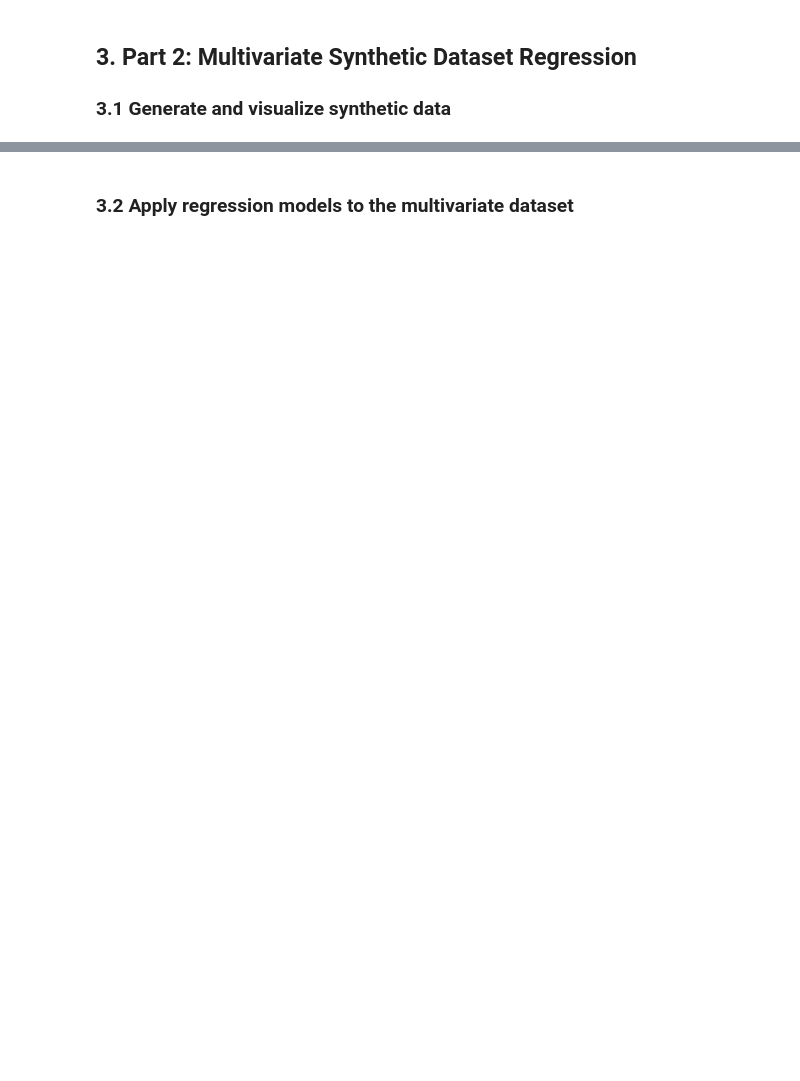
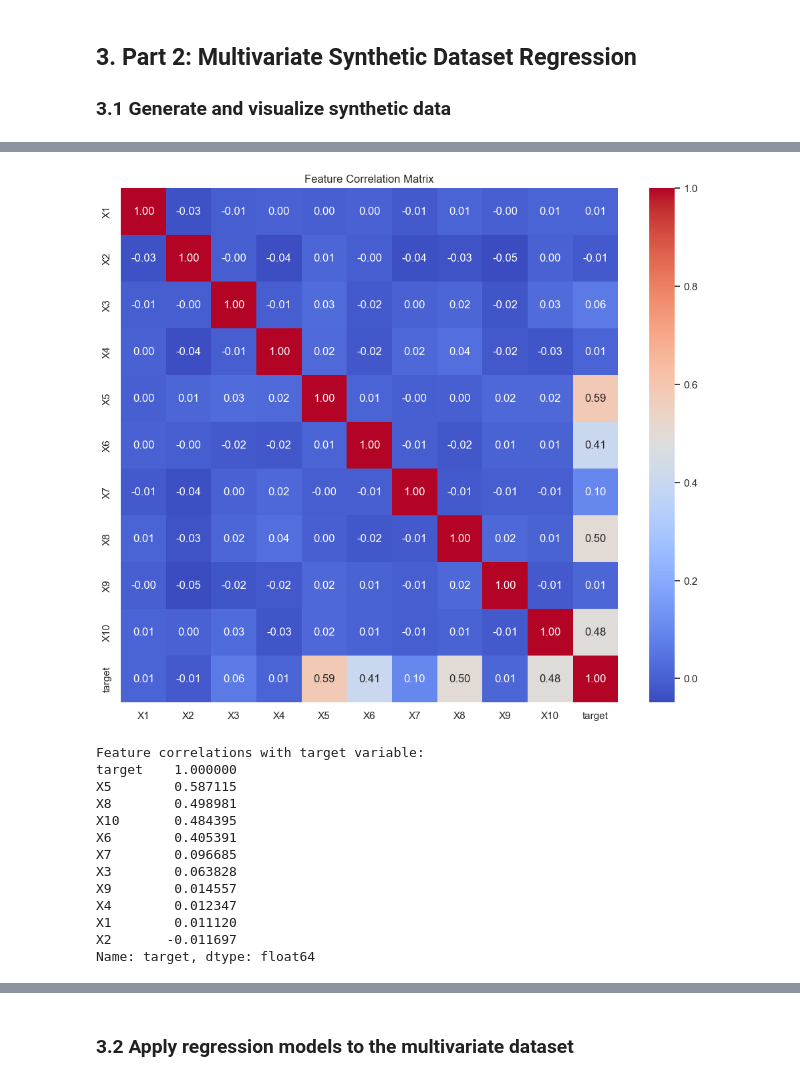
Before and after one commit to imadbenmadi/ITDS-practise-project, a Jupyter notebook: notebook.ipynb, the cells around one changed output, grey strips where cells are left out. Saved outputs shown, nothing was run; the diff lists cells and outputs as text; code cells hidden in the pictures; blank space fills up the shorter version.

```diff
--- a/notebook.ipynb
+++ b/notebook.ipynb
@@ -871,0 +580,54 @@ plt.show()
+# %%
+
+# Create a synthetic regression dataset with multiple features as specified in requirements
+X_synth, y_synth = make_regression(
+    n_samples=2000,  # At least 2000 samples as required
+    n_features=10,   # Use 10 features
+    n_informative=6, # Only 6 features are actually informative
+    noise=15,        # Add moderate noise
+    random_state=42  # Fixed random state for reproducibility
+)
+
+# Split the data into training and testing sets
+X_train, X_test, y_train, y_test = train_test_split(
+    X_synth, y_synth, test_size=0.3, random_state=42
+)
+
+# Create a DataFrame for easier analysis
+feature_names = [f'X{i+1}' for i in range(X_synth.shape[1])]
+df_synth = pd.DataFrame(X_synth, columns=feature_names)
+df_synth['target'] = y_synth
+
+# Examine correlation between features
+plt.figure(figsize=(12, 10))
+correlation = df_synth.corr()
+sns.heatmap(correlation, annot=True, cmap='coolwarm', fmt=".2f")
+plt.title('Feature Correlation Matrix')
+plt.show()
+
+# Print feature correlations with target variable
+print("Feature correlations with target variable:")
+correlations = df_synth.corr()['target'].sort_values(ascending=False)
+print(correlations)
+
+# Visualize the distribution of target variable
+plt.figure(figsize=(10, 6))
+sns.histplot(df_synth['target'], kde=True)
+plt.title('Target Variable Distribution')
+plt.xlabel('Target Value')
+plt.show()
+# %% [output]
+[figure, added]
+Feature correlations with target variable:
+target    1.000000
+X5        0.587115
+X8        0.498981
+X10       0.484395
+X6        0.405391
+X7        0.096685
+X3        0.063828
+X9        0.014557
+X4        0.012347
+X1        0.011120
+X2       -0.011697
+Name: target, dtype: float64
```
Also changed, not shown: parts of 26 cells of this notebook, 2 other files.
